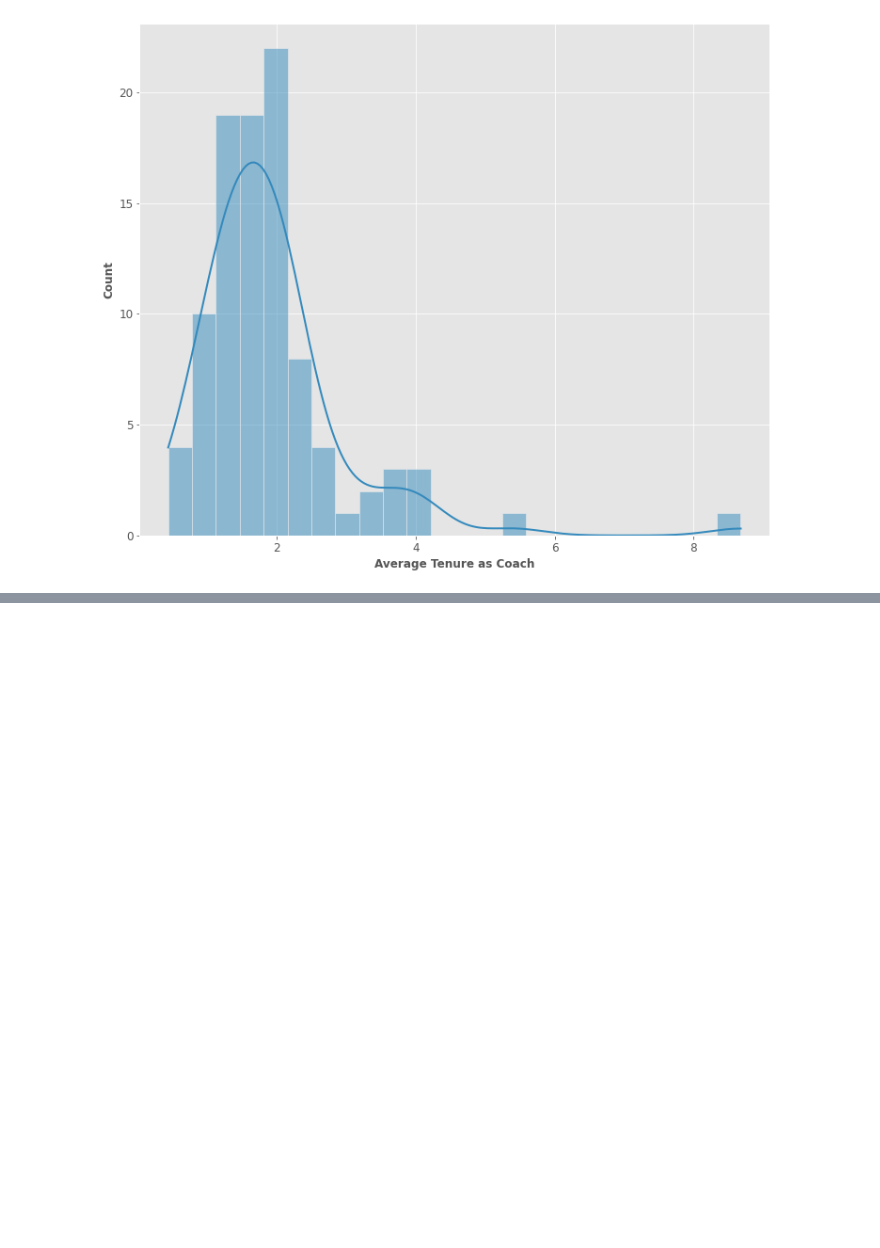
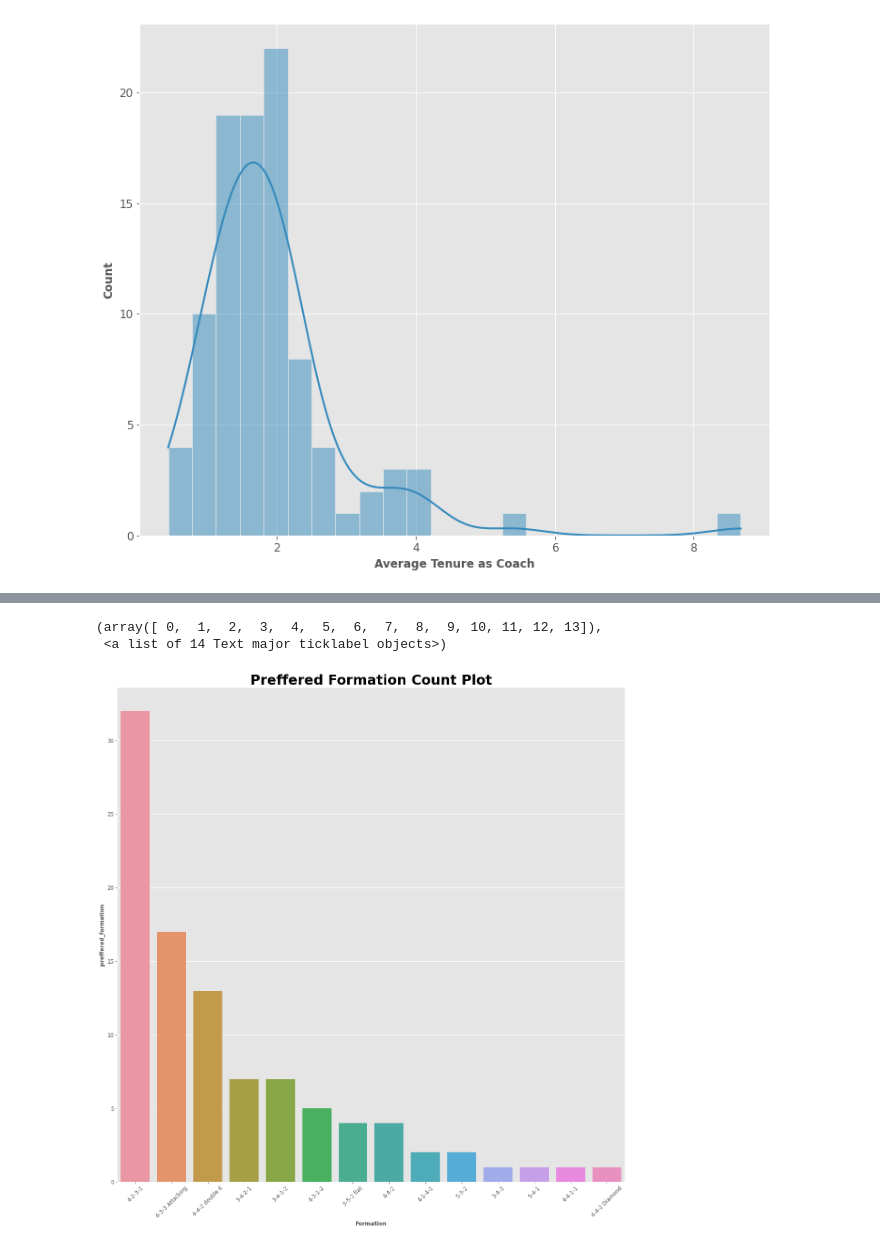
Before and after one commit to hatchdavid1/sports_data, a Jupyter notebook: coach_analysis.ipynb, the cells around one changed output, grey strips where cells are left out. Saved outputs shown, nothing was run; the diff lists cells and outputs as text; code cells hidden in the pictures; blank space fills up the shorter version.

```diff
--- a/coach_analysis.ipynb
+++ b/coach_analysis.ipynb
@@ -135,0 +189,12 @@ Text(0.5, 0, 'Average Tenure as Coach')
+# %%
+coaches['preffered_formation']=coaches['preffered_formation'].replace('1.46 Years','4-2-3-1')
+plt.figure(figsize=(20,20))
+plt.title('Preffered Formation Count Plot',fontsize=30,fontweight='bold')
+plt.ylabel('Count')
+plt.xlabel('Formation')
+sns.barplot(coaches['preffered_formation'].value_counts().index,coaches['preffered_formation'].value_counts())
+plt.xticks(rotation=45)
+# %% [output]
+(array([ 0,  1,  2,  3,  4,  5,  6,  7,  8,  9, 10, 11, 12, 13]),
+ <a list of 14 Text major ticklabel objects>)
+[figure, added]
```
Also changed, not shown: parts of 4 cells of this notebook.
